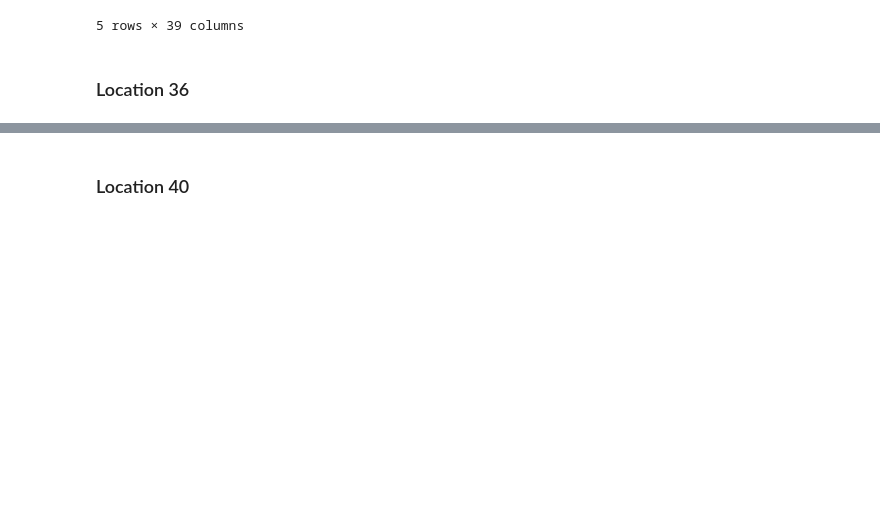
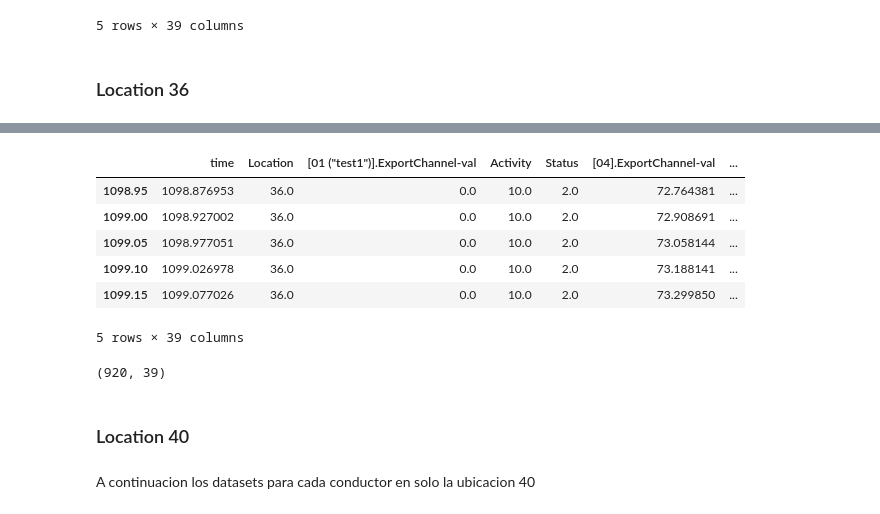
Before and after one commit to laonate/queensland, a Jupyter notebook: Testing.ipynb, the cells around one changed output, grey strips where cells are left out. Cells and saved outputs as stored; diff of their text form; code cells hidden in the pictures; blank space fills up the shorter version.

```diff
--- a/Testing.ipynb
+++ b/Testing.ipynb
@@ -121,5 +122,5 @@ df15B.shape
 # %%
 
 for df in df_list :
-    df = df.rename(columns={'[00].ExportChannel-val': 'Location', '[04].ExportChannel-val': 'Activity', '[05 ("test5")].ExportChannel-val': 'Status', '[22].ExportChannel-val': 'Speed' , '[25].ExportChannel-val': 'DirChanges', '[29].ExportChannel-val': 'RoadWidth', '[32].ExportChannel-val': 'LaneWidth', '[33].ExportChannel-val': 'TripMeter'}, inplace=True)
+    df = df.rename(columns={'[00].ExportChannel-val': 'Location', '[02].ExportChannel-val': 'Activity', '[03].ExportChannel-val': 'Status', '[22].ExportChannel-val': 'Speed' , '[25].ExportChannel-val': 'DirChanges', '[27].ExportChannel-val': 'RoadWidth', '[30].ExportChannel-val': 'LaneWidth', '[31].ExportChannel-val': 'TripMeter'}, inplace=True)
 # %%
@@ -137,4 +140,4 @@ df15B.head(5)
 # %%
 
-for df in df_list:
-    df[df['Location'] == 36 ]
+
+Location36B_list = [df.groupby('Location').get_group(36) for df in df_list]
@@ -145,2 +144,16 @@ df15B.shape
+# %%
+Location36B_list[10].head()
+# %% [output]
+|  | time | Location | [01 ("test1")].ExportChannel-val | Activity | Status | [04].ExportChannel-val | ... |
+| 1098.95 | 1098.876953 | 36.0 | 0.0 | 10.0 | 2.0 | 72.764381 | ... |
+| 1099.00 | 1098.927002 | 36.0 | 0.0 | 10.0 | 2.0 | 72.908691 | ... |
+| 1099.05 | 1098.977051 | 36.0 | 0.0 | 10.0 | 2.0 | 73.058144 | ... |
+| 1099.10 | 1099.026978 | 36.0 | 0.0 | 10.0 | 2.0 | 73.188141 | ... |
+| 1099.15 | 1099.077026 | 36.0 | 0.0 | 10.0 | 2.0 | 73.299850 | ... |
+5 rows × 39 columns
+# %%
+Location36B_list[16].shape
+# %% [output]
+(920, 39)
 # %% [markdown]
 ### Location 40
@@ -152,0 +160,2 @@ dfloc36B.to_csv('loc36B1.txt', sep='\t')
+# %% [markdown]
+A continuacion los datasets para cada conductor en solo la ubicacion 40
```
Also changed, not shown: parts of 60 cells of this notebook.
